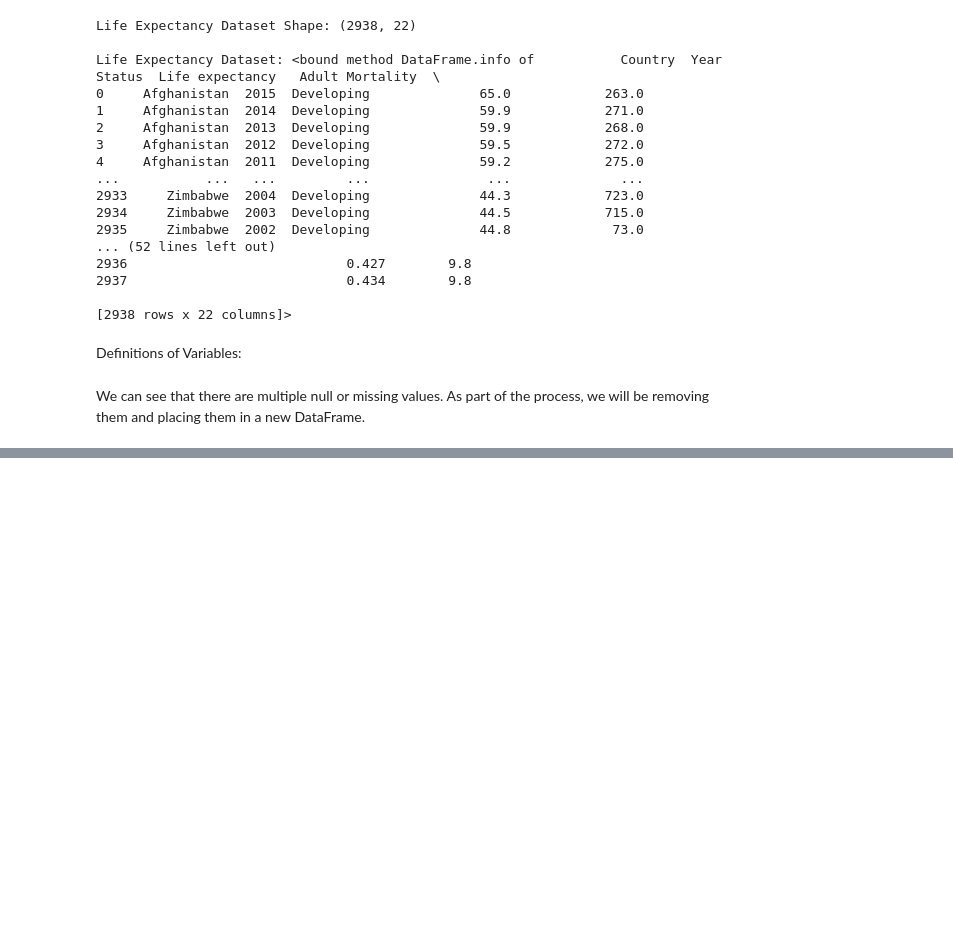
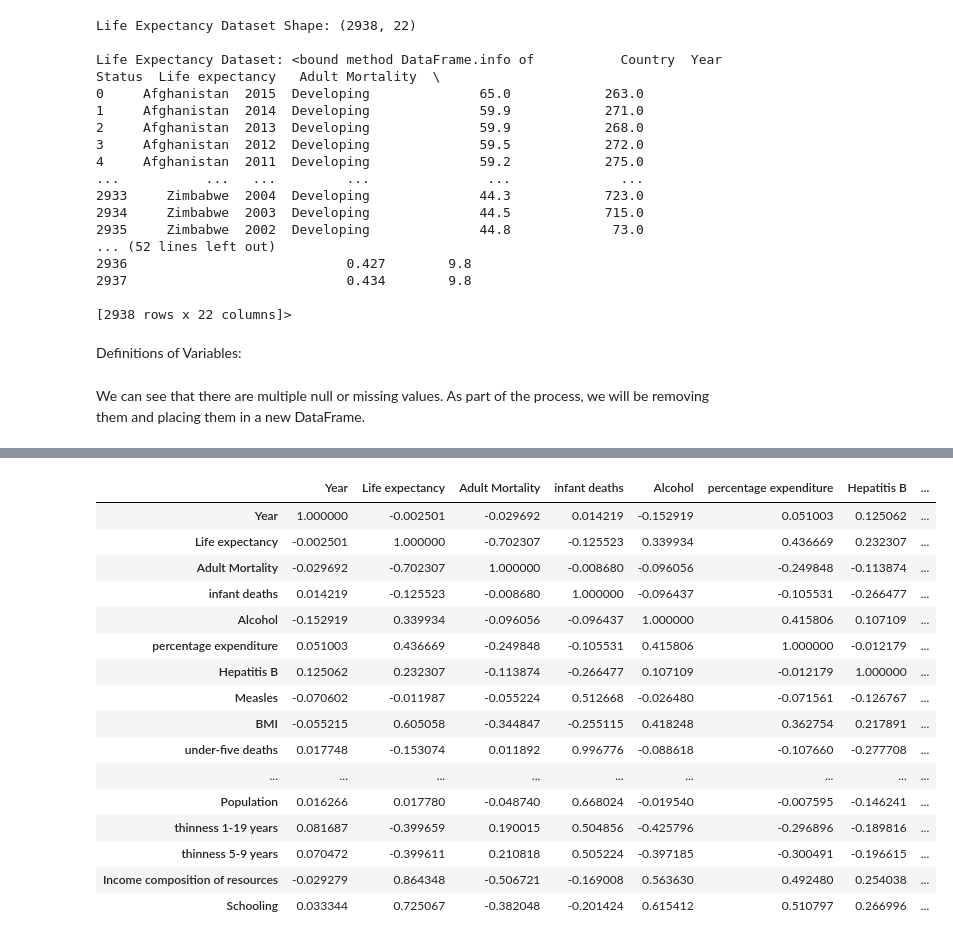
Before and after one commit to tyeckh/DSAI-T7, a Jupyter notebook: Project_T7.ipynb, the cells around one changed output, grey strips where cells are left out. Drawn from its saved outputs; the diff is of its cells as text; code cells hidden in the pictures; blank space fills up the shorter version.

```diff
--- a/Project_T7.ipynb
+++ b/Project_T7.ipynb
@@ -120,0 +125,20 @@ LifeData_Clean.info
+# %%
+LifeData_Clean.corr()
+# %% [output]
+|  | Year | Life expectancy | Adult Mortality | infant deaths | Alcohol | percentage expenditure | Hepatitis B | ... |
+| Year | 1.000000 | -0.002501 | -0.029692 | 0.014219 | -0.152919 | 0.051003 | 0.125062 | ... |
+| Life expectancy | -0.002501 | 1.000000 | -0.702307 | -0.125523 | 0.339934 | 0.436669 | 0.232307 | ... |
+| Adult Mortality | -0.029692 | -0.702307 | 1.000000 | -0.008680 | -0.096056 | -0.249848 | -0.113874 | ... |
+| infant deaths | 0.014219 | -0.125523 | -0.008680 | 1.000000 | -0.096437 | -0.105531 | -0.266477 | ... |
+| Alcohol | -0.152919 | 0.339934 | -0.096056 | -0.096437 | 1.000000 | 0.415806 | 0.107109 | ... |
+| percentage expenditure | 0.051003 | 0.436669 | -0.249848 | -0.105531 | 0.415806 | 1.000000 | -0.012179 | ... |
+| Hepatitis B | 0.125062 | 0.232307 | -0.113874 | -0.266477 | 0.107109 | -0.012179 | 1.000000 | ... |
+| Measles | -0.070602 | -0.011987 | -0.055224 | 0.512668 | -0.026480 | -0.071561 | -0.126767 | ... |
+| BMI | -0.055215 | 0.605058 | -0.344847 | -0.255115 | 0.418248 | 0.362754 | 0.217891 | ... |
+| under-five deaths | 0.017748 | -0.153074 | 0.011892 | 0.996776 | -0.088618 | -0.107660 | -0.277708 | ... |
+| ... | ... | ... | ... | ... | ... | ... | ... | ... |
+| Population | 0.016266 | 0.017780 | -0.048740 | 0.668024 | -0.019540 | -0.007595 | -0.146241 | ... |
+| thinness 1-19 years | 0.081687 | -0.399659 | 0.190015 | 0.504856 | -0.425796 | -0.296896 | -0.189816 | ... |
+| thinness 5-9 years | 0.070472 | -0.399611 | 0.210818 | 0.505224 | -0.397185 | -0.300491 | -0.196615 | ... |
+| Income composition of resources | -0.029279 | 0.864348 | -0.506721 | -0.169008 | 0.563630 | 0.492480 | 0.254038 | ... |
+| Schooling | 0.033344 | 0.725067 | -0.382048 | -0.201424 | 0.615412 | 0.510797 | 0.266996 | ... |
```
Also changed, not shown: parts of 11 cells of this notebook, 1 other file.
